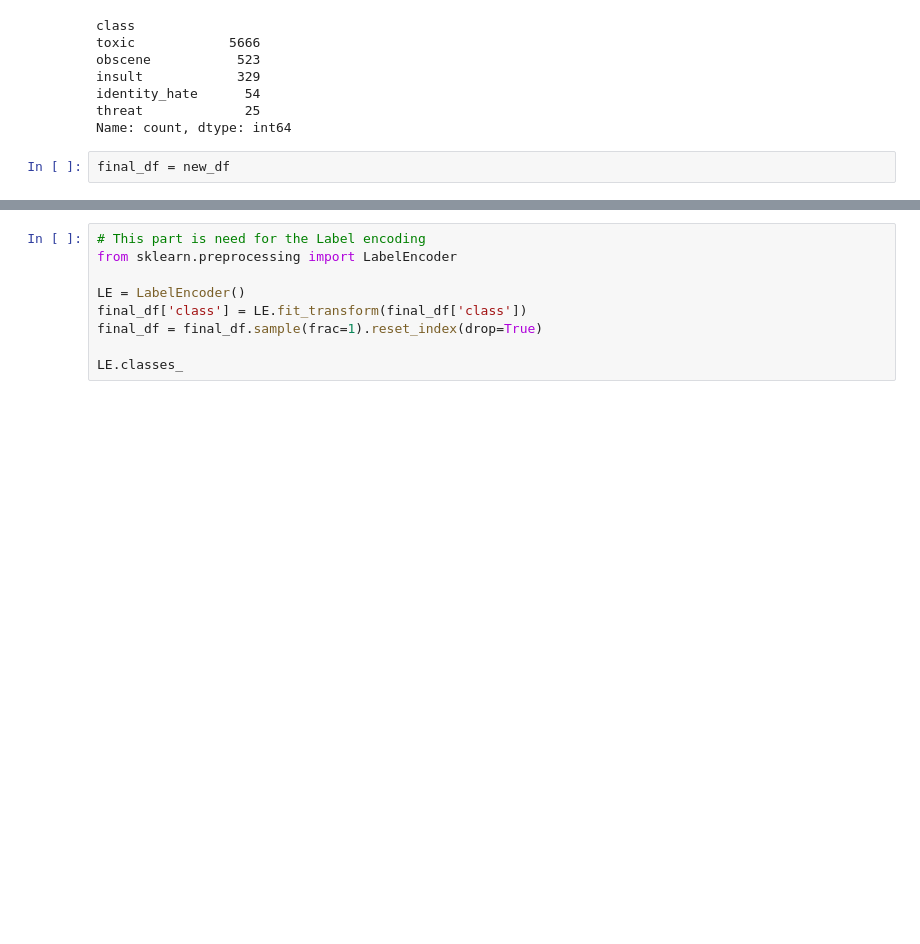
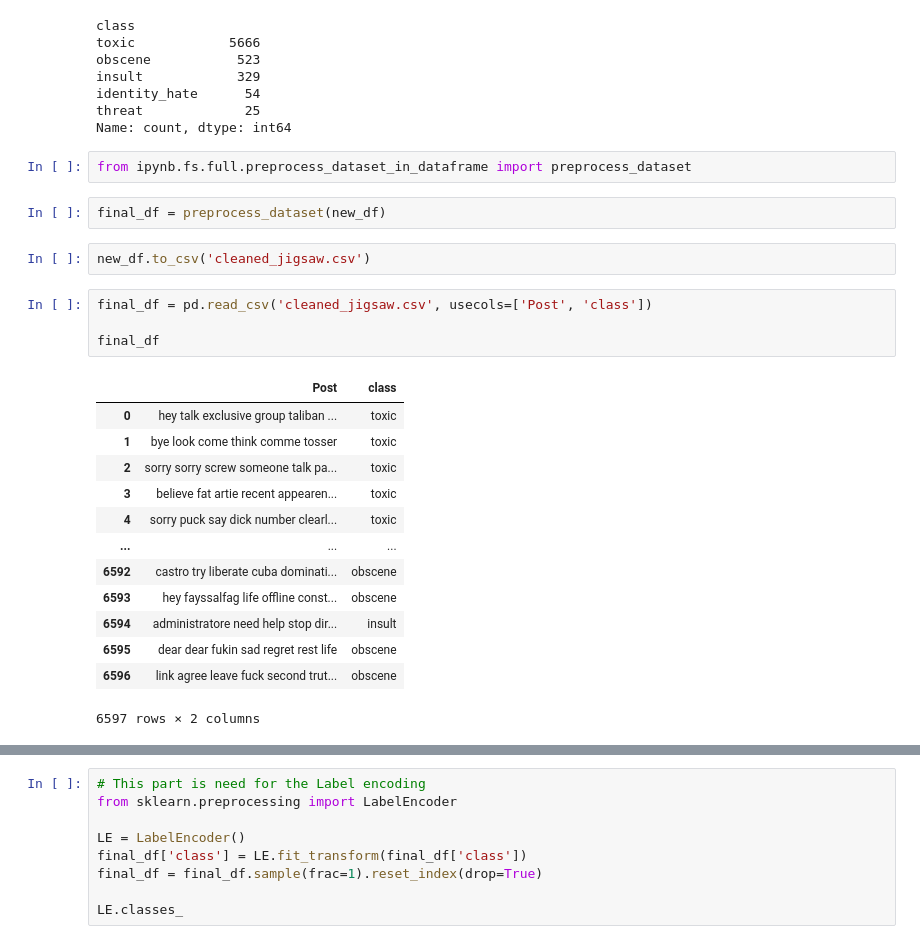
Before and after one commit to Iftekhar-mobin/depression_suicide_project, a Jupyter notebook: Pretrained_embedding_models/classification/classification_TFIDF_pipeline_ML.ipynb, the cells around one changed output, grey strips where cells are left out. Cells and saved outputs as stored; diff of their text form; blank space fills up the shorter version.

```diff
--- a/Pretrained_embedding_models/classification/classification_TFIDF_pipeline_ML.ipynb
+++ b/Pretrained_embedding_models/classification/classification_TFIDF_pipeline_ML.ipynb
@@ -131,5 +133,27 @@ insult            329
 identity_hate      54
 threat             25
 Name: count, dtype: int64
+# %%
+from ipynb.fs.full.preprocess_dataset_in_dataframe import preprocess_dataset
 # %%
-final_df = new_df
+final_df = preprocess_dataset(new_df)
+# %%
+new_df.to_csv('cleaned_jigsaw.csv')
+# %%
+final_df = pd.read_csv('cleaned_jigsaw.csv', usecols=['Post', 'class'])
+
+final_df
+# %% [output]
+|  | Post | class |
+| 0 | hey talk exclusive group taliban ... | toxic |
+| 1 | bye look come think comme tosser | toxic |
+| 2 | sorry sorry screw someone talk pa... | toxic |
+| 3 | believe fat artie recent appearen... | toxic |
+| 4 | sorry puck say dick number clearl... | toxic |
+| ... | ... | ... |
+| 6592 | castro try liberate cuba dominati... | obscene |
+| 6593 | hey fayssalfag life offline const... | obscene |
+| 6594 | administratore need help stop dir... | insult |
+| 6595 | dear dear fukin sad regret rest life | obscene |
+| 6596 | link agree leave fuck second trut... | obscene |
+6597 rows × 2 columns
```
Also changed, not shown: parts of 11 cells of this notebook, 2 other files.
